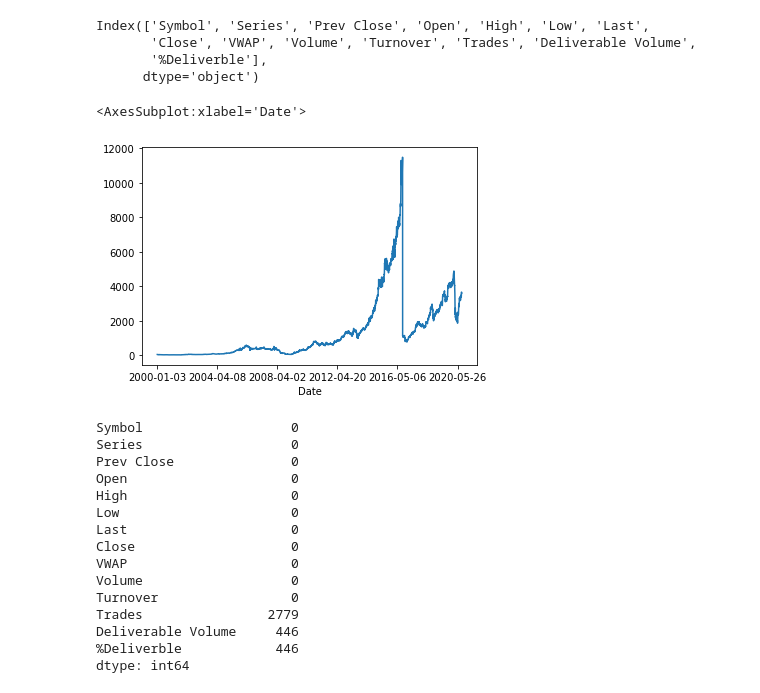
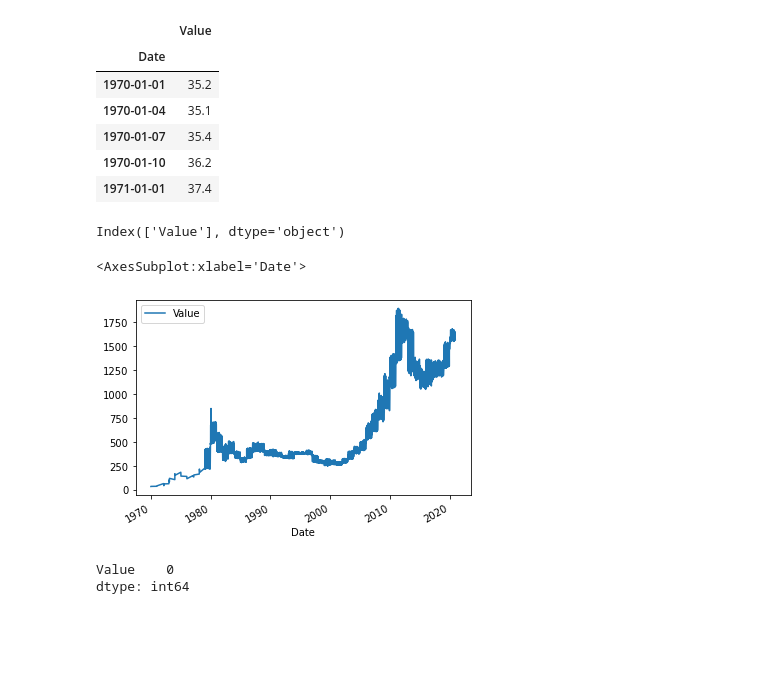
Before and after one commit to sabesan1998/ML_Assignment2_IT19129822_IT19058788_IT19056630, a Jupyter notebook: TimeSeries.ipynb, the cells around one changed output. Drawn from its saved outputs; the diff is of its cells as text; code cells hidden in the pictures; blank space fills up the shorter version.

Commit message:
time series updated

```diff
--- a/TimeSeries.ipynb
+++ b/TimeSeries.ipynb
@@ -16,30 +9,25 @@ df.set_index('Date',inplace=True)
+# %%
+df=pd.read_csv('Dataset/gold_price_data.csv',index_col=0,parse_dates=True) #reading the data and coverting Date cloum into index
+df.head()
+# %% [output]
+|  | Value |
+| Date |  |
+| 1970-01-01 | 35.2 |
+| 1970-01-04 | 35.1 |
+| 1970-01-07 | 35.4 |
+| 1970-01-10 | 36.2 |
+| 1971-01-01 | 37.4 |
 # %%
 df.columns
 # %% [output]
-Index(['Symbol', 'Series', 'Prev Close', 'Open', 'High', 'Low', 'Last',
-       'Close', 'VWAP', 'Volume', 'Turnover', 'Trades', 'Deliverable Volume',
-       '%Deliverble'],
-      dtype='object')
+Index(['Value'], dtype='object')
 # %%
-df['VWAP'].plot()
+df.plot()
 # %% [output]
 <AxesSubplot:xlabel='Date'>
-[figure, old version]
+[figure, new version]
 # %%
-df.isna().sum()
+df.isna().sum()  #checking for null values
 # %% [output]
-Symbol                   0
-Series                   0
-Prev Close               0
-Open                     0
-High                     0
-Low                      0
-Last                     0
-Close                    0
-VWAP                     0
-Volume                   0
-Turnover                 0
-Trades                2779
-Deliverable Volume     446
-%Deliverble            446
+Value    0
 dtype: int64
```
Also changed, not shown: parts of 39 cells of this notebook.
